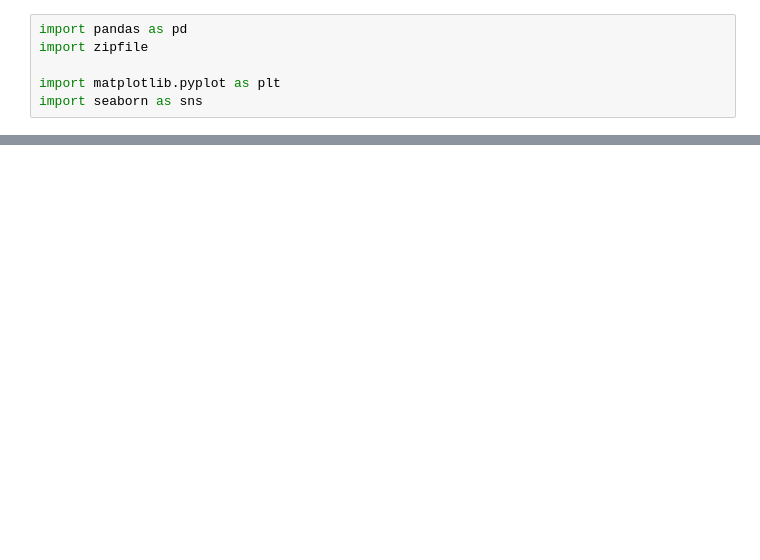
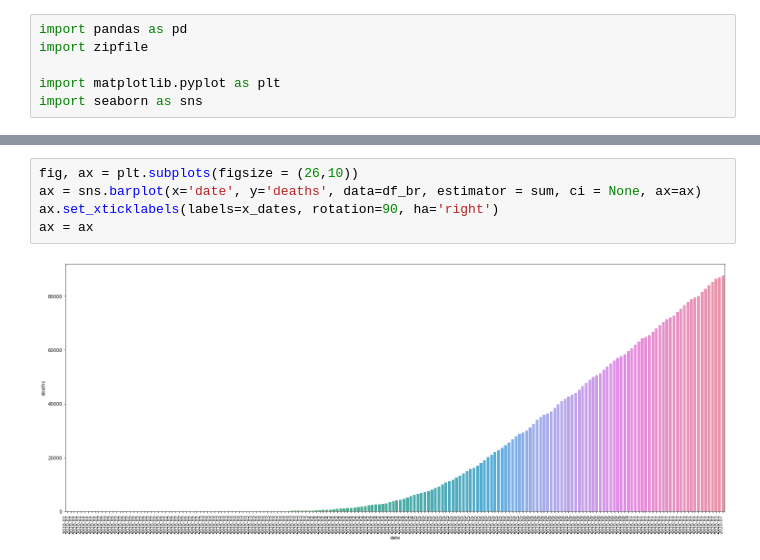
Before and after one commit to AllanBiano/covid, a Jupyter notebook: full_grouped.ipynb, the cells around one changed output, grey strips where cells are left out. Cells and saved outputs as stored; diff of their text form; blank space fills up the shorter version.

```diff
--- a/full_grouped.ipynb
+++ b/full_grouped.ipynb
@@ -19,0 +178,7 @@ full_grouped.head()
+# %%
+fig, ax = plt.subplots(figsize = (26,10))
+ax = sns.barplot(x='date', y='deaths', data=df_br, estimator = sum, ci = None, ax=ax)
+ax.set_xticklabels(labels=x_dates, rotation=90, ha='right')
+ax = ax
+# %% [output]
+[figure, added]
```
Also changed, not shown: parts of 19 cells of this notebook.
